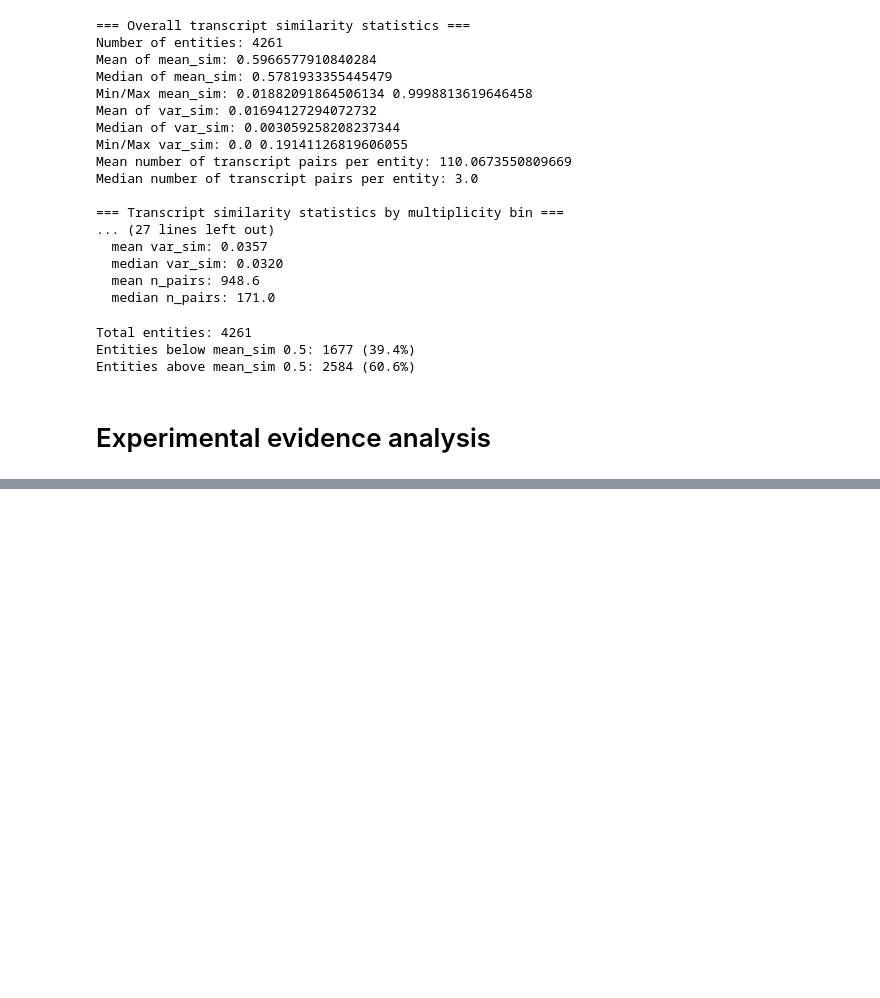
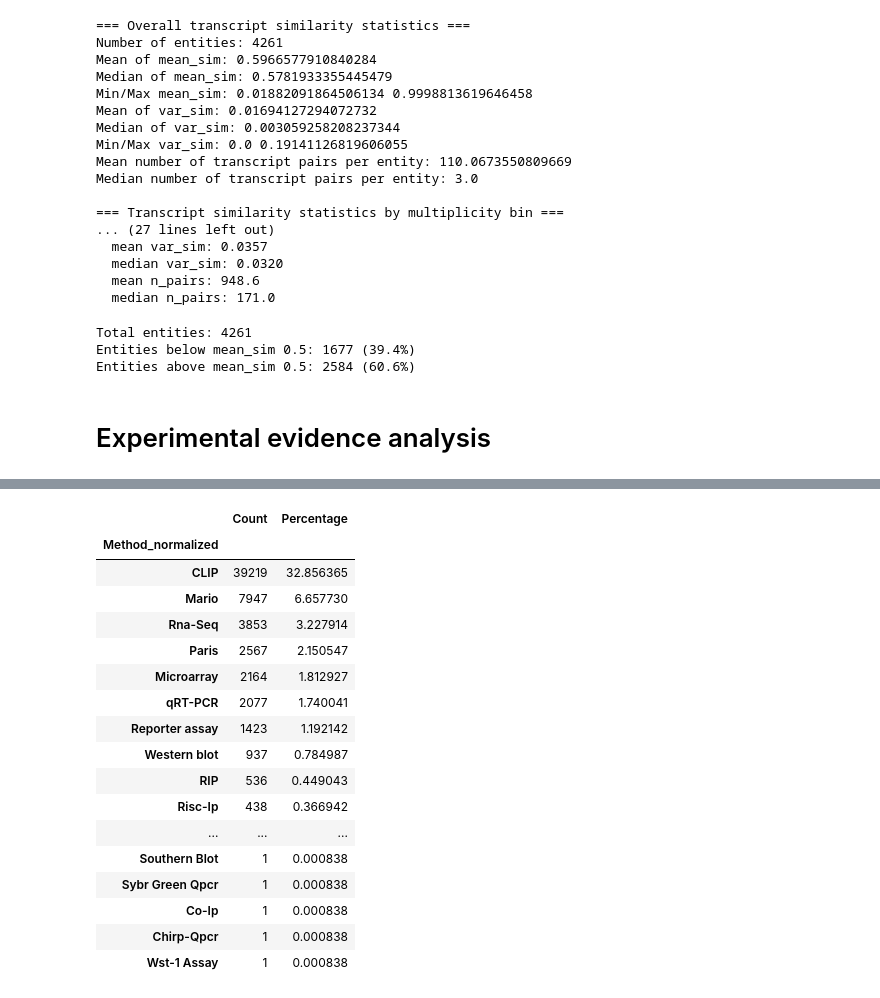
Before and after one commit to AnacletoLAB/RNAInterSeq, a Jupyter notebook: ncRNAInter_stats.ipynb, the cells around one changed output, grey strips where cells are left out. Drawn from its saved outputs; the diff is of its cells as text; code cells hidden in the pictures; blank space fills up the shorter version.

```diff
--- a/ncRNAInter_stats.ipynb
+++ b/ncRNAInter_stats.ipynb
@@ -1016,0 +1048,80 @@ Entities above mean_sim 0.5: 2584 (60.6%)
+# %%
+import pandas as pd
+from collections import Counter
+
+# Function to normalize method names
+def normalize_method(name):
+    name = name.lower().strip()
+    # simple standardization
+    name = name.replace('real-time qpc', 'qrt-pcr')  # typo example
+    if 'qrt' in name or 'real-time' in name or 'qPCR' in name:
+        return 'qRT-PCR'
+    elif 'western blot' in name:
+        return 'Western blot'
+    elif 'luciferase' in name:
+        return 'Luciferase reporter assay'
+    elif 'rip' in name:
+        return 'RIP'
+    elif 'chip' in name:
+        return 'ChIP'
+    elif 'fish' in name:
+        return 'FISH'
+    elif 'pull-down' in name or 'pull down' in name:
+        return 'RNA pull-down assay'
+    elif 'clap' in name or 'clip' in name:
+        return 'CLIP'
+    elif 'ihc' in name:
+        return 'IHC'
+    else:
+        return name.title()  # fallback
+
+# Extract all methods from strong + weak
+methods_series = df['strong'].dropna().tolist() + df['weak'].dropna().tolist()
+
+# split by '//' and normalize
+all_methods = []
+for entry in methods_series:
+    for m in entry.split('//'):
+        all_methods.append(normalize_method(m))
+
+# Count occurrences
+method_counts = Counter(all_methods)
+
+# Convert to DataFrame for summary
+method_stats = pd.DataFrame(method_counts.items(), columns=['Method', 'Count']).sort_values(by='Count', ascending=False)
+method_stats['Percentage'] = method_stats['Count'] / len(df) * 100
+
+# Define mapping for normalization
+normalize_map = {
+    'qPCR': 'qRT-PCR',
+    'Qpcr': 'qRT-PCR',
+    'Rt-Pcr': 'qRT-PCR',
+    'Luciferase reporter assay': 'Reporter assay',
+}
+
+method_stats['Method_normalized'] = method_stats['Method'].replace(normalize_map)
+
+# Aggregate counts by normalized method
+method_summary = method_stats.groupby('Method_normalized').agg({'Count':'sum'})
+method_summary['Percentage'] = method_summary['Count'] / len(df) * 100
+method_summary = method_summary.sort_values(by='Count', ascending=False)
+method_summary
+# %% [output]
+|  | Count | Percentage |
+| Method_normalized |  |  |
+| CLIP | 39219 | 32.856365 |
+| Mario | 7947 | 6.657730 |
+| Rna-Seq | 3853 | 3.227914 |
+| Paris | 2567 | 2.150547 |
+| Microarray | 2164 | 1.812927 |
+| qRT-PCR | 2077 | 1.740041 |
+| Reporter assay | 1423 | 1.192142 |
+| Western blot | 937 | 0.784987 |
+| RIP | 536 | 0.449043 |
+| Risc-Ip | 438 | 0.366942 |
+| ... | ... | ... |
+| Southern Blot | 1 | 0.000838 |
+| Sybr Green Qpcr | 1 | 0.000838 |
+| Co-Ip | 1 | 0.000838 |
+| Chirp-Qpcr | 1 | 0.000838 |
+| Wst-1 Assay | 1 | 0.000838 |
```
Also changed, not shown: parts of 9 cells of this notebook, 1 other file.
